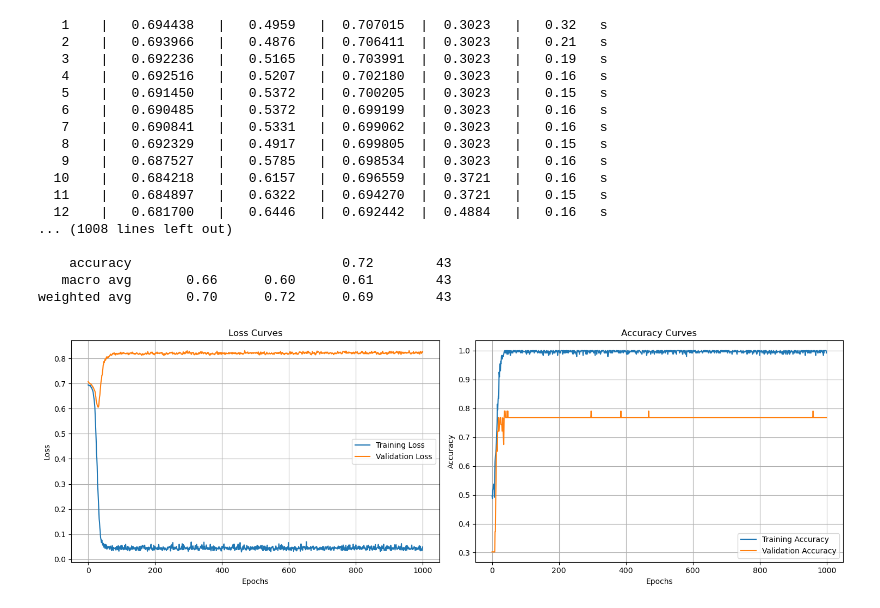
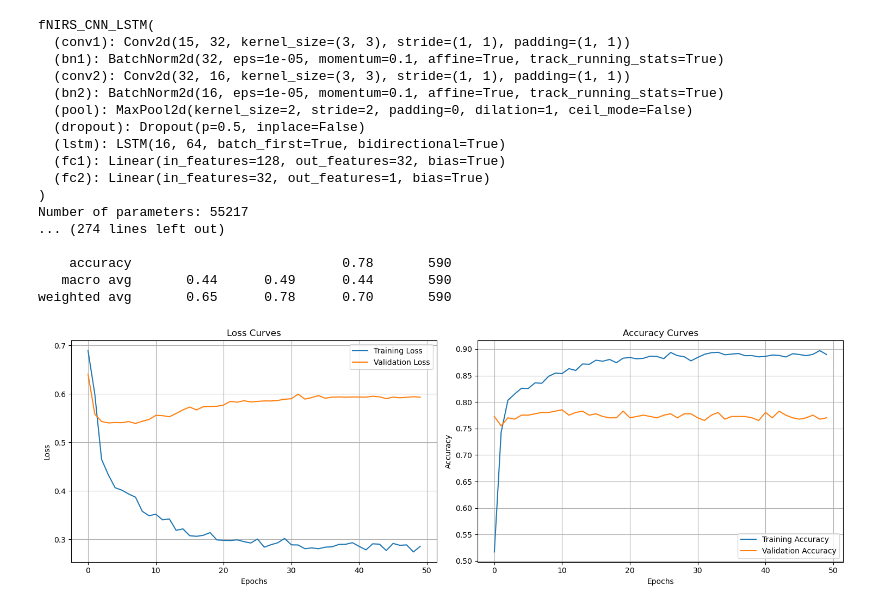
Before and after one commit to aarnol/workload-classification, a Jupyter notebook: cnn.ipynb, the cells around one changed output. Cells and saved outputs as stored; diff of their text form; code cells hidden in the pictures.

```diff
--- a/cnn.ipynb
+++ b/cnn.ipynb
@@ -167,21 +164,21 @@ class fNIRS_CNN_LSTM(nn.Module):
         super(fNIRS_CNN_LSTM, self).__init__()
 
         # Convolutional Layers
-        self.conv1 = nn.Conv2d(in_channels=in_channels, out_channels=64, kernel_size=3, padding=1)
-        self.bn1 = nn.BatchNorm2d(64)  # Add batch normalization
-        self.conv2 = nn.Conv2d(in_channels=64, out_channels=32, kernel_size=3, padding=1)  # Changed kernel to 3x3
-        self.bn2 = nn.BatchNorm2d(32)  # Add batch normalization
+        self.conv1 = nn.Conv2d(in_channels=in_channels, out_channels=32, kernel_size=3, padding=1)  # Reduced channels
+        self.bn1 = nn.BatchNorm2d(32)  # Adjusted batch normalization
+        self.conv2 = nn.Conv2d(in_channels=32, out_channels=16, kernel_size=3, padding=1)  # Reduced channels
+        self.bn2 = nn.BatchNorm2d(16)  # Adjusted batch normalization
         self.pool = nn.MaxPool2d(kernel_size=2, stride=2)
 
         # Dropout layer with configurable rate
         self.dropout = nn.Dropout(dropout_rate)
 
         # LSTM Layer with bidirectional option
-        self.lstm = nn.LSTM(input_size=32, hidden_size=128, batch_first=True, bidirectional=True)
+        self.lstm = nn.LSTM(input_size=16, hidden_size=64, batch_first=True, bidirectional=True)  # Adjusted input size
 
         # Fully Connected Layers (adjusted for bidirectional LSTM)
-        self.fc1 = nn.Linear(128 * 2, 64)  # Doubled input size for bidirectional
-        self.fc2 = nn.Linear(64, num_classes)
+        self.fc1 = nn.Linear(64 * 2, 32)  # Adjusted input size for bidirectional
+        self.fc2 = nn.Linear(32, num_classes)
 
     def forward(self, x):
         # First convolutional block
@@ -292,6 +289,13 @@ def train_model(model, dataloaders, criterion, optimizer, scheduler, device,
         'val_loss': [], 'val_acc': [],
         'lr': []
     }
+    #check that trainloader labels are balanced
+    train_labels = []
+    for inputs, labels in dataloaders['train']:
+        train_labels.extend(labels.numpy())
+    train_labels = np.array(train_labels)
+    unique, counts = np.unique(train_labels, return_counts=True)
+    print(f"Training labels distribution: {dict(zip(unique, counts))}")
 
     # Training timer
     start_time = time.time()
@@ -352,6 +356,15 @@ def train_model(model, dataloaders, criterion, optimizer, scheduler, device,
             # Calculate epoch metrics
             epoch_loss = running_loss / len(dataloaders[phase].dataset)
             epoch_acc = accuracy_score(all_labels, all_preds)
+            if(phase == 'val'):
+                # Calculate precision, recall, and F1 score
+                precision = precision_score(all_labels, all_preds, average='weighted', zero_division=0)
+                recall = recall_score(all_labels, all_preds, average='weighted', zero_division=0)
+                f1 = f1_score(all_labels, all_preds, average='weighted', zero_division=0)
+                print(f"Validation - Precision: {precision:.4f}, Recall: {recall:.4f}, F1 Score: {f1:.4f}")
+                conf_matrix = confusion_matrix(all_labels, all_preds)
+                print("Confusion Matrix:")
+                print(conf_matrix)
 
             # Store history for plots
             if phase == 'train':
@@ -519,7 +532,7 @@ if __name__ == "__main__":
 
     dataloaders = {
         'train': train_loader,
-        'val': test_loader  # Using test_loader for validation in this example
+        'val': valid_loader  # Using test_loader for validation in this example
     }
 
 
@@ -531,7 +544,7 @@ if __name__ == "__main__":
         optimizer=optimizer,
         scheduler=scheduler,
         device=device,
-        num_epochs=1000,
+        num_epochs=50,
         early_stopping_patience=1000
     )
 
@@ -560,21 +558,21 @@ Starting training on cuda...
-   1    |   0.694438   |   0.4959   |  0.707015  |  0.3023   |   0.32   s
-   2    |   0.693966   |   0.4876   |  0.706411  |  0.3023   |   0.21   s
-   3    |   0.692236   |   0.5165   |  0.703991  |  0.3023   |   0.19   s
-   4    |   0.692516   |   0.5207   |  0.702180  |  0.3023   |   0.16   s
-   5    |   0.691450   |   0.5372   |  0.700205  |  0.3023   |   0.15   s
-   6    |   0.690485   |   0.5372   |  0.699199  |  0.3023   |   0.16   s
-   7    |   0.690841   |   0.5331   |  0.699062  |  0.3023   |   0.16   s
-   8    |   0.692329   |   0.4917   |  0.699805  |  0.3023   |   0.15   s
-   9    |   0.687527   |   0.5785   |  0.698534  |  0.3023   |   0.16   s
-  10    |   0.684218   |   0.6157   |  0.696559  |  0.3721   |   0.16   s
-  11    |   0.684897   |   0.6322   |  0.694270  |  0.3721   |   0.15   s
-  12    |   0.681700   |   0.6446   |  0.692442  |  0.4884   |   0.16   s
-... (1008 lines left out)
+fNIRS_CNN_LSTM(
+  (conv1): Conv2d(15, 32, kernel_size=(3, 3), stride=(1, 1), padding=(1, 1))
+  (bn1): BatchNorm2d(32, eps=1e-05, momentum=0.1, affine=True, track_running_stats=True)
+  (conv2): Conv2d(32, 16, kernel_size=(3, 3), stride=(1, 1), padding=(1, 1))
+  (bn2): BatchNorm2d(16, eps=1e-05, momentum=0.1, affine=True, track_running_stats=True)
+  (pool): MaxPool2d(kernel_size=2, stride=2, padding=0, dilation=1, ceil_mode=False)
+  (dropout): Dropout(p=0.5, inplace=False)
+  (lstm): LSTM(16, 64, batch_first=True, bidirectional=True)
+  (fc1): Linear(in_features=128, out_features=32, bias=True)
+  (fc2): Linear(in_features=32, out_features=1, bias=True)
+)
+Number of parameters: 55217
+... (274 lines left out)
 
-    accuracy                           0.72        43
-   macro avg       0.66      0.60      0.61        43
-weighted avg       0.70      0.72      0.69        43
+    accuracy                           0.78       590
+   macro avg       0.44      0.49      0.44       590
+weighted avg       0.65      0.78      0.70       590
-[figure, old version]
+[figure, new version]
 # %%
 %matplotlib inline
 confusion_matrix = test_metrics['confusion_matrix']
```
Also changed, not shown: parts of 3 cells of this notebook, 4 other files.
